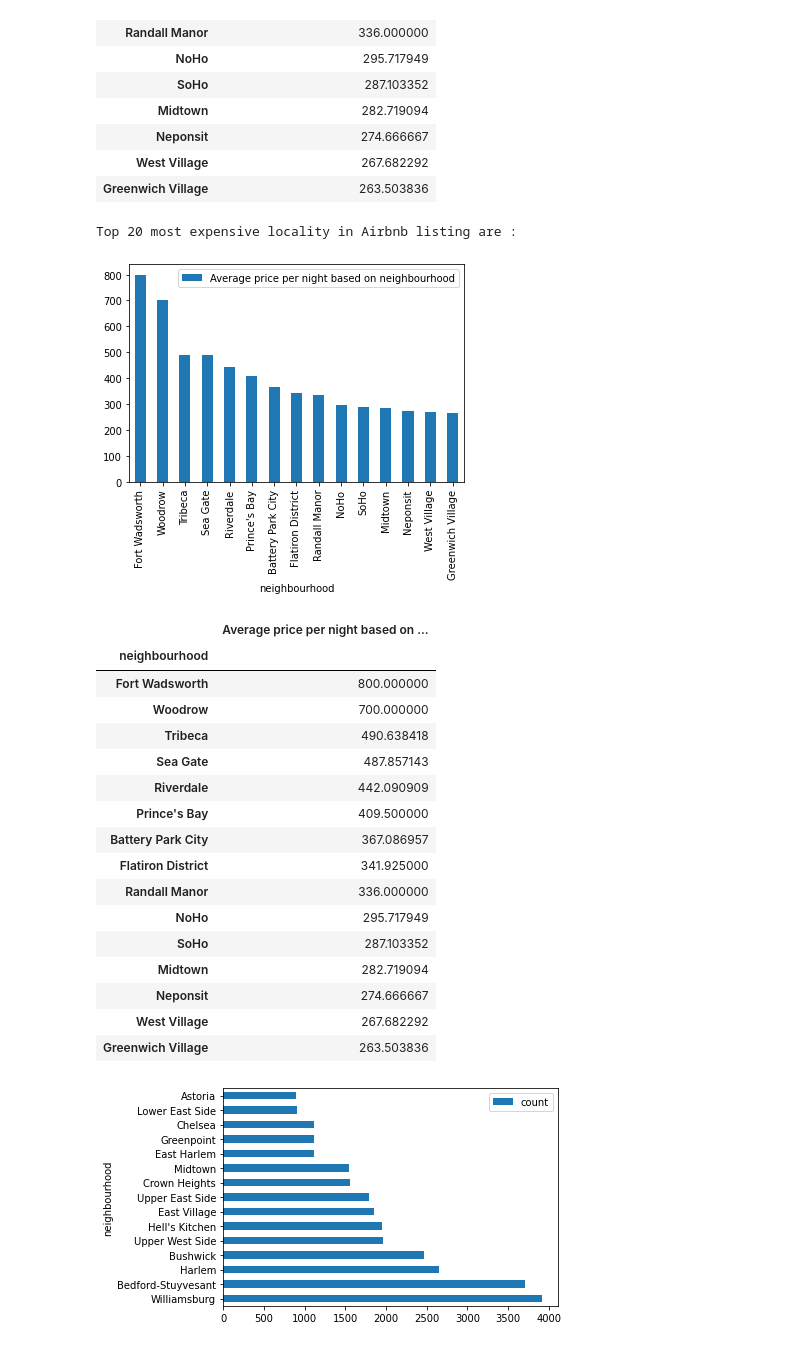
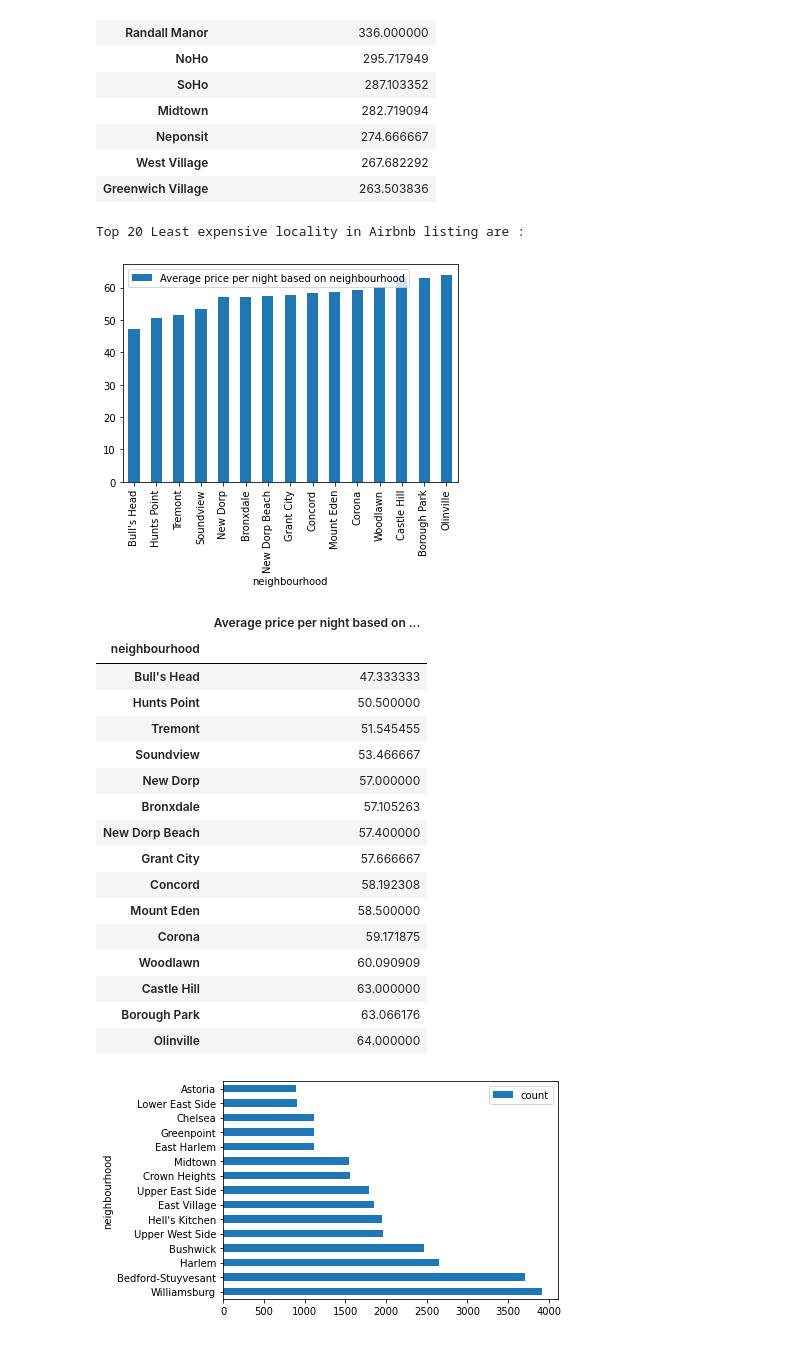
Before and after one commit to AnuragReddyMalipeddi/Capstone-Project-EDA1, a Jupyter notebook: Airbnb_Bookings_Analysis_Capstone_Project.ipynb, the cells around one changed output. Cells and saved outputs as stored; diff of their text form; code cells hidden in the pictures.

```diff
--- a/Airbnb_Bookings_Analysis_Capstone_Project.ipynb
+++ b/Airbnb_Bookings_Analysis_Capstone_Project.ipynb
@@ -16,5 +29,5 @@ import numpy as np
 # %%
-airbnb = pd.read_csv('/content/Airbnb NYC 2019.csv')
+airbnb=pd.read_csv('Airbnb NYC 2019.csv')
 # %%
 airbnb.head()
 # %% [output]
@@ -279,33 +290,33 @@ Top 20 most expensive locality in Airbnb listing are :
 # %%
 #Least expensive
 
-print('Top 20 most expensive locality in Airbnb listing are :')
+print('Top 20 Least expensive locality in Airbnb listing are :')
 df4 = airbnb.dropna(subset=["price"]).groupby("neighbourhood")[["neighbourhood", "price"]].agg("mean").sort_values(by="price",
-                                                                                                              ascending=False).rename(index=str, columns={"price": "Average price per night based on neighbourhood"}).head(15)
+                                                                                                              ascending=True).rename(index=str, columns={"price": "Average price per night based on neighbourhood"}).head(15)
 
 df4.plot(kind='bar')
 plt.show()
 pd.DataFrame(df4)
 # %% [output]
-Top 20 most expensive locality in Airbnb listing are :
+Top 20 Least expensive locality in Airbnb listing are :
-[figure, old version]
+[figure, new version]
 |  | Average price per night based on ... |
 | neighbourhood |  |
-| Fort Wadsworth | 800.000000 |
-| Woodrow | 700.000000 |
-| Tribeca | 490.638418 |
-| Sea Gate | 487.857143 |
-| Riverdale | 442.090909 |
-| Prince's Bay | 409.500000 |
-| Battery Park City | 367.086957 |
-| Flatiron District | 341.925000 |
-| Randall Manor | 336.000000 |
-| NoHo | 295.717949 |
-| SoHo | 287.103352 |
-| Midtown | 282.719094 |
-| Neponsit | 274.666667 |
-| West Village | 267.682292 |
-| Greenwich Village | 263.503836 |
+| Bull's Head | 47.333333 |
+| Hunts Point | 50.500000 |
+| Tremont | 51.545455 |
+| Soundview | 53.466667 |
+| New Dorp | 57.000000 |
+| Bronxdale | 57.105263 |
+| New Dorp Beach | 57.400000 |
+| Grant City | 57.666667 |
+| Concord | 58.192308 |
+| Mount Eden | 58.500000 |
+| Corona | 59.171875 |
+| Woodlawn | 60.090909 |
+| Castle Hill | 63.000000 |
+| Borough Park | 63.066176 |
+| Olinville | 64.000000 |
 # %%
 #Majority of locality listed
 
```
Also changed, not shown: parts of 5 cells of this notebook.
